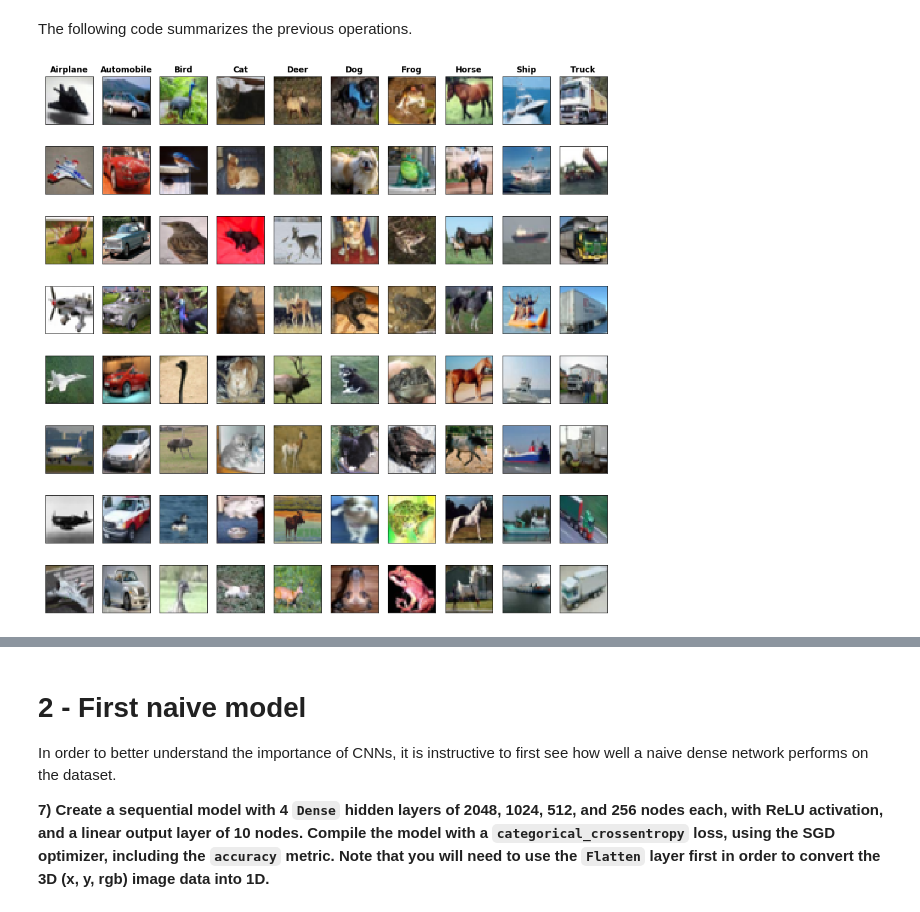
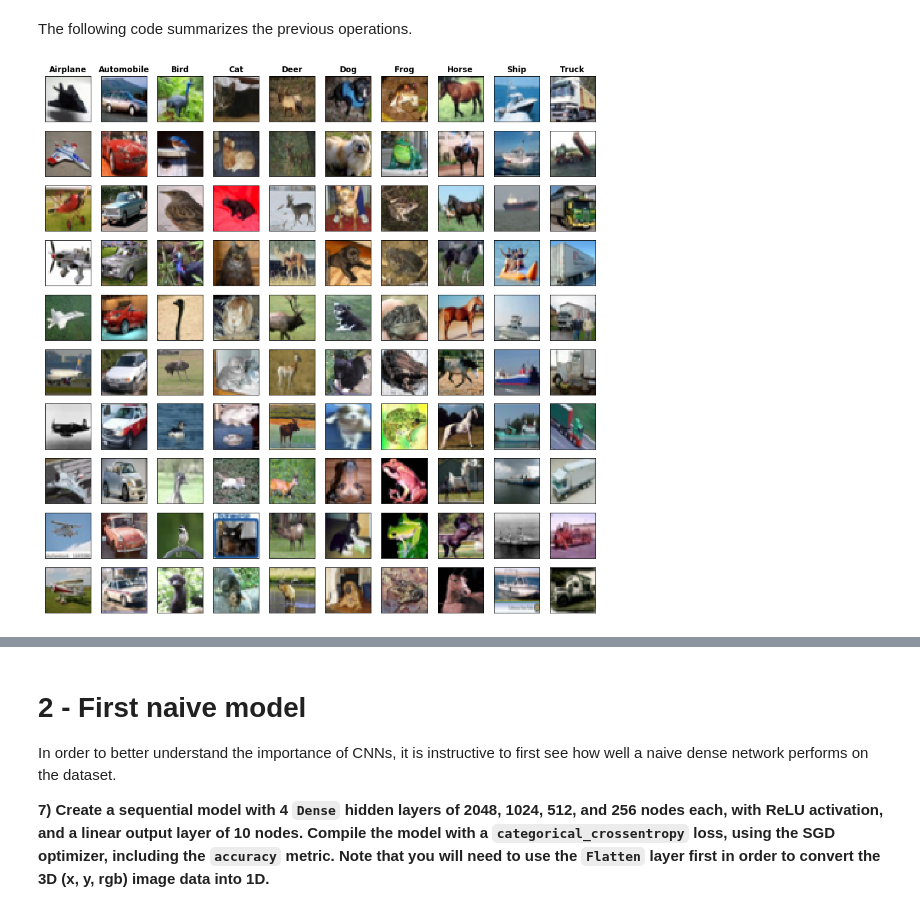
Before and after one commit to LeonardoNatale/CNN_CIFAR-10-dataset, a Jupyter notebook: Leo_notebook.ipynb, the cells around one changed output, grey strips where cells are left out. Cells and saved outputs as stored; diff of their text form; code cells hidden in the pictures.

```diff
--- a/Leo_notebook.ipynb
+++ b/Leo_notebook.ipynb
@@ -229,6 +225,6 @@ def show_first_n_images_in_categories(n, images, categories, labels, file_name=N
     else:
         plt.show()
 # %%
-show_first_n_images_in_categories(8, x_train, y_train, labels, file_name = None)
+show_first_n_images_in_categories(10, x_train, y_train, labels, file_name = None)
 # %% [output]
-[figure, old version]
+[figure, new version]
```
Also changed, not shown: parts of 7 cells of this notebook.
